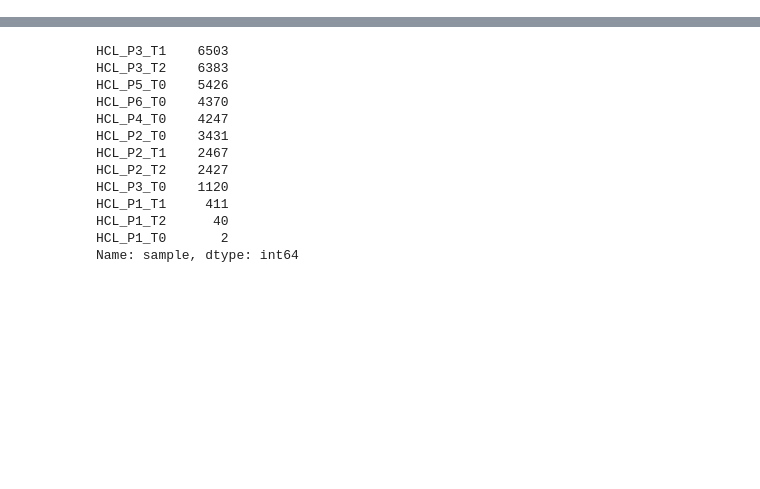
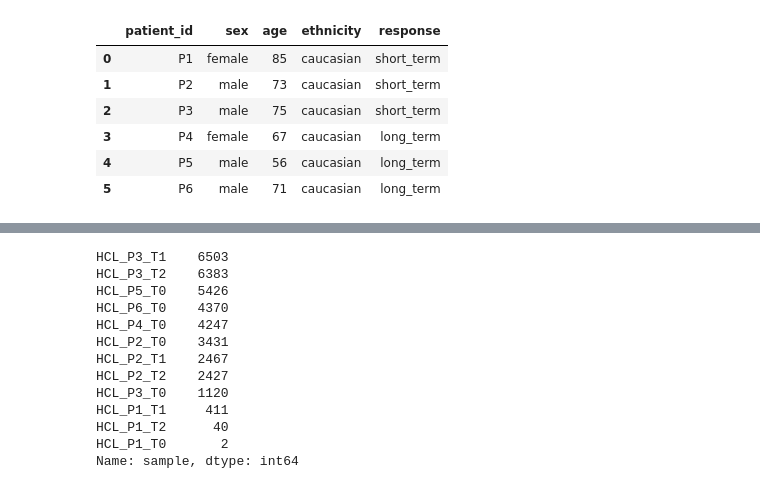
Before and after one commit to icbi-lab/hcl_atlas, a Jupyter notebook: analyses/30_merge_adata/merge_adatas.ipynb, the cells around one changed output, grey strips where cells are left out. Drawn from its saved outputs; the diff is of its cells as text; code cells hidden in the pictures; blank space fills up the shorter version.

```diff
--- a/analyses/30_merge_adata/merge_adatas.ipynb
+++ b/analyses/30_merge_adata/merge_adatas.ipynb
@@ -9,3 +12,13 @@ adatas = [sc.read_h5ad(f) for f in glob("../../data/20_scrnaseq_qc/01_qc_and_fil
 # %%
 adata = anndata.concat(adatas, index_unique="_")
 adata.layers["raw_counts"] = adata.X.copy()
+# %%
+patient_data
+# %% [output]
+|  | patient_id | sex | age | ethnicity | response |
+| 0 | P1 | female | 85 | caucasian | short_term |
+| 1 | P2 | male | 73 | caucasian | short_term |
+| 2 | P3 | male | 75 | caucasian | short_term |
+| 3 | P4 | female | 67 | caucasian | long_term |
+| 4 | P5 | male | 56 | caucasian | long_term |
+| 5 | P6 | male | 71 | caucasian | long_term |
```
Also changed, not shown: parts of 10 cells of this notebook, 3 other files.
